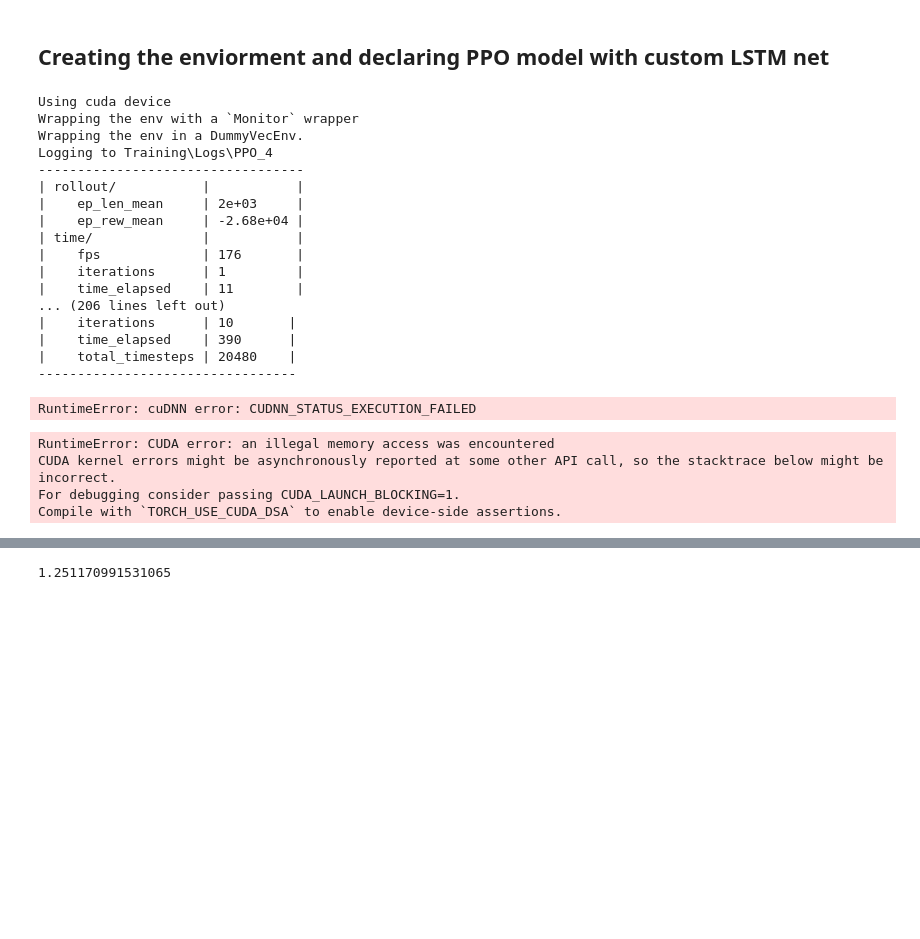
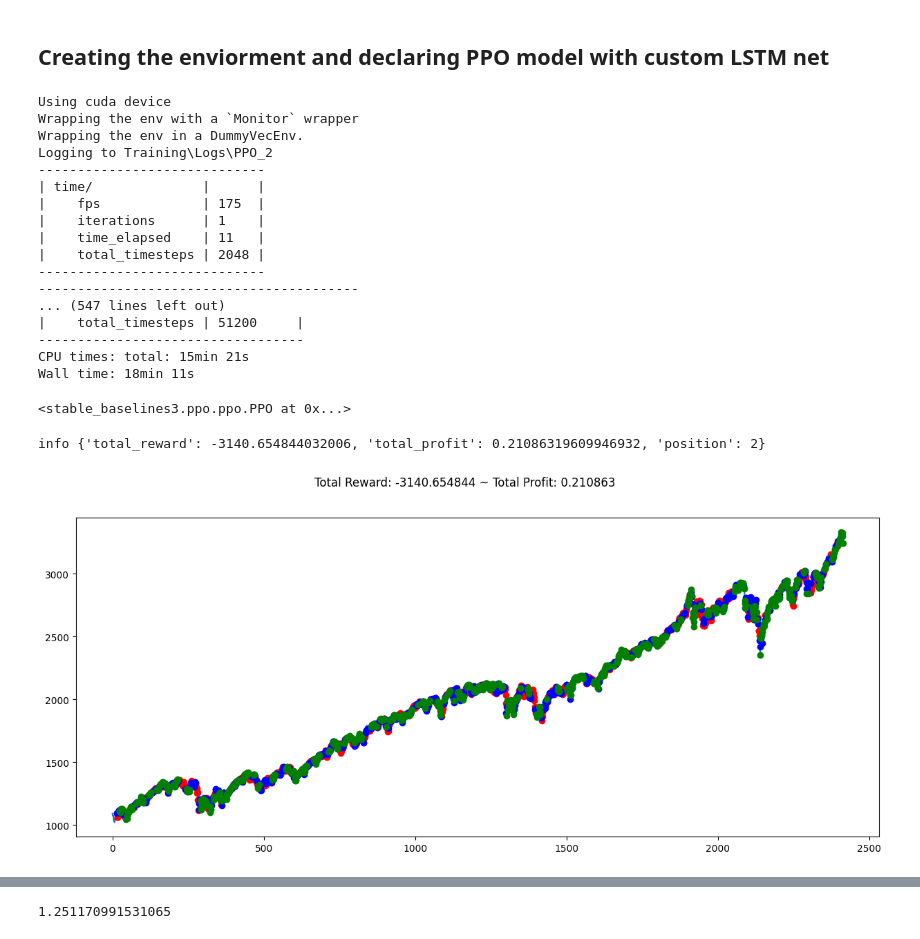
Before and after one commit to GrayMan124/Reinforment_Learning_Procjets, a Jupyter notebook: Stock_trading_bot/N225_Index_trading.ipynb, the cells around one changed output, grey strips where cells are left out. Cells and saved outputs as stored; diff of their text form; code cells hidden in the pictures; blank space fills up the shorter version.

Commit message:
trying on the spx500 data

```diff
--- a/Stock_trading_bot/N225_Index_trading.ipynb
+++ b/Stock_trading_bot/N225_Index_trading.ipynb
@@ -40,6 +40,8 @@ import torch
 ### Data processing
 # %%
 df = pd.read_csv('data/N225.csv')
+# %%
+df = pd.read_csv('data/SPX500.csv')
 # %%
 df.dropna(inplace=True)
 # %%
@@ -242,7 +244,7 @@ class CustomActorCriticPolicy(ActorCriticPolicy):
 # %%
 from enviorment import StocksEnv
 # %%
-env = StocksEnv(df=df,window_size = 14, frame_bound=(3000,5000), bid_percent=0.002)
+env = StocksEnv(df=df,window_size = 14, frame_bound=(100,2500), bid_percent=0.002)
 # %%
 save_path = os.path.join('Training', 'Saved_models_N225')
 log_path = os.path.join('Training','Logs')
@@ -258,40 +260,38 @@ model = PPO(CustomActorCriticPolicy, env, verbose=1,tensorboard_log = log_path,
 Using cuda device
 Wrapping the env with a `Monitor` wrapper
 Wrapping the env in a DummyVecEnv.
-Logging to Training\Logs\PPO_4
+Logging to Training\Logs\PPO_2
+-----------------------------
+| time/              |      |
+|    fps             | 175  |
+|    iterations      | 1    |
+|    time_elapsed    | 11   |
+|    total_timesteps | 2048 |
+-----------------------------
+-----------------------------------------
+... (547 lines left out)
+|    total_timesteps | 51200     |
 ----------------------------------
-| rollout/           |           |
-|    ep_len_mean     | 2e+03     |
-|    ep_rew_mean     | -2.68e+04 |
-| time/              |           |
-|    fps             | 176       |
-|    iterations      | 1         |
-|    time_elapsed    | 11        |
-... (206 lines left out)
-|    iterations      | 10       |
-|    time_elapsed    | 390      |
-|    total_timesteps | 20480    |
----------------------------------
+CPU times: total: 15min 21s
+Wall time: 18min 11s
-RuntimeError: cuDNN error: CUDNN_STATUS_EXECUTION_FAILED
+<stable_baselines3.ppo.ppo.PPO at 0x...>
 # %%
-env = StocksEnv(df = df, frame_bound=(3000,5000), window_size = 14,bid_percent=0.002)
+env = StocksEnv(df = df, frame_bound=(100,2500), window_size = 14,bid_percent=0.002)
 obs = env.reset()
 while True:
     # obs = obs[np.newaxis, ...]
     # print(obs.shape)
     action, _states = model.predict(obs)
     obs,rewards,done,info = env.step(action)
     if done:
         print("info",info)
         break
 
 plt.figure(figsize=(15,6))
 plt.cla()
 env.render_all()
 plt.show()
 # %% [output]
-RuntimeError: CUDA error: an illegal memory access was encountered
-CUDA kernel errors might be asynchronously reported at some other API call, so the stacktrace below might be incorrect.
-For debugging consider passing CUDA_LAUNCH_BLOCKING=1.
-Compile with `TORCH_USE_CUDA_DSA` to enable device-side assertions.
+info {'total_reward': -3140.654844032006, 'total_profit': 0.21086319609946932, 'position': 2}
+[figure, added]
 # %%
```
Also changed, not shown: parts of 1 cell of this notebook.
